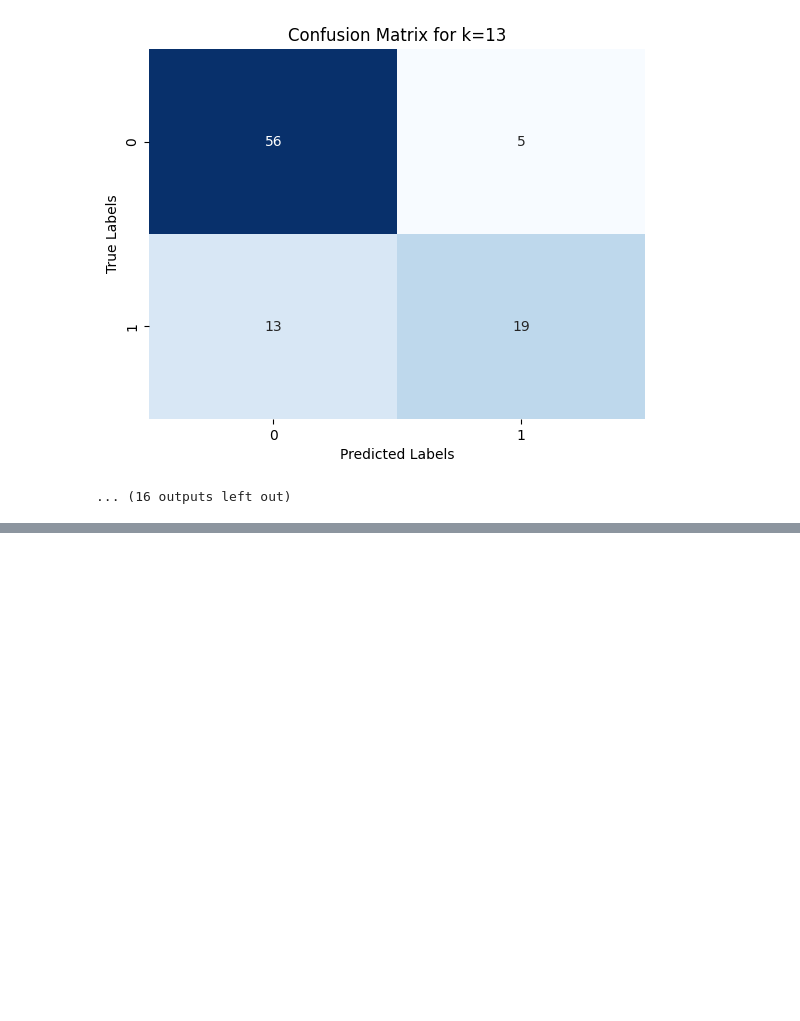
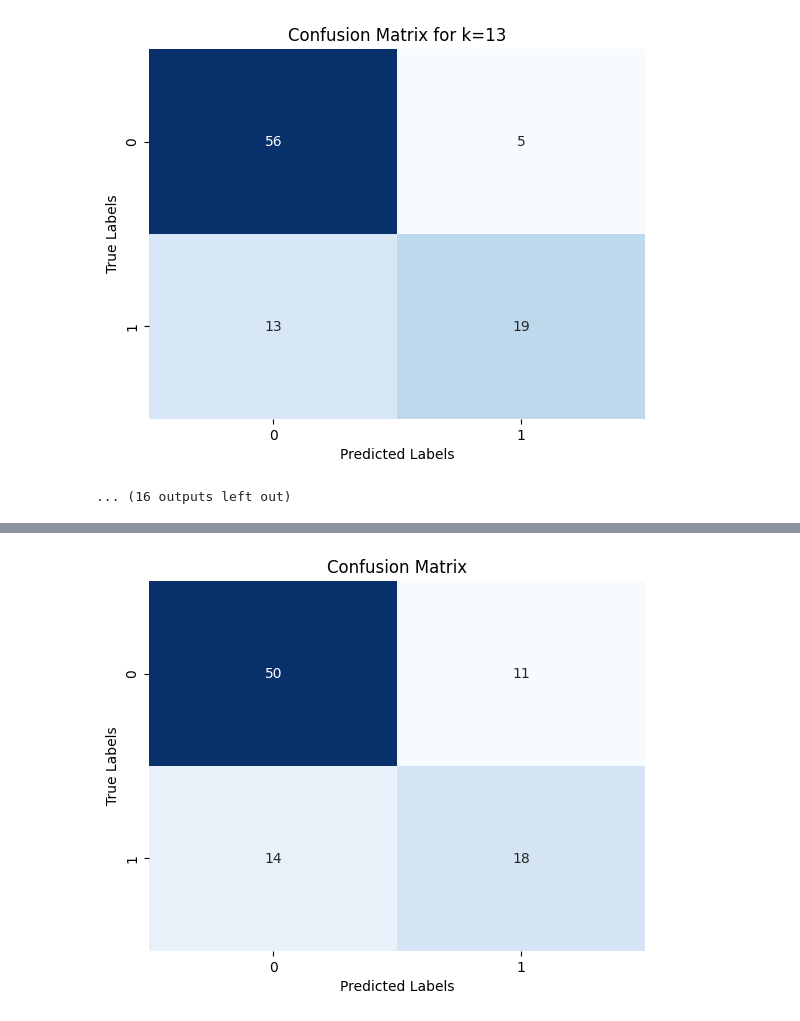
Before and after one commit to Isaac4918/proyecto1ia, a Jupyter notebook: dataset1.ipynb, the cells around one changed output, grey strips where cells are left out. Cells and saved outputs as stored; diff of their text form; code cells hidden in the pictures; blank space fills up the shorter version.

Commit message:
added neural network implementations to notebooks and .py files

```diff
--- a/dataset1.ipynb
+++ b/dataset1.ipynb
@@ -492,0 +495,98 @@ Confusion Matrix for k=13:
+# %%
+## Neural Network
+print("=/" * 50)
+print("Neural Network")
+
+# neural network with torch running on the gpu
+device = torch.device("cuda" if torch.cuda.is_available() else "cpu")
+
+X_train_tensor = torch.tensor(X_train_scaled, dtype=torch.float32).to(device)
+y_train_tensor = torch.tensor(y_train.values, dtype=torch.float32).to(device)
+X_test_tensor = torch.tensor(X_test_scaled, dtype=torch.float32).to(device)
+y_test_tensor = torch.tensor(y_test.values, dtype=torch.float32).to(device)
+
+# Create a Dataset from the tensors
+train_dataset = TensorDataset(X_train_tensor, y_train_tensor)
+test_dataset = TensorDataset(X_test_tensor, y_test_tensor)
+
+# Create a DataLoader from the dataset
+train_loader = DataLoader(train_dataset, batch_size=32, shuffle=True)
+test_loader = DataLoader(test_dataset, batch_size=32, shuffle=False)
+
+# Define the neural network model
+class Net(nn.Module):
+    def __init__(self, hidden_layer_size):
+        super(Net, self).__init__()
+        self.fc1 = nn.Linear(X_train.shape[1], hidden_layer_size)
+        self.fc2 = nn.Linear(hidden_layer_size, 1)
+
+    def forward(self, x):
+        x = torch.relu(self.fc1(x))
+        x = torch.sigmoid(self.fc2(x))
+        return x
+
+# Define a loss function
+criterion = nn.BCELoss()
+
+# Define the hyperparameters based on param_grid
+
+layers = [5, 10, 15, 20]
+alphas = [0.01, 0.1, 1, 10]
+
+for layer in layers:
+    for alpha in alphas:
+        print("=" * 50)
+        print(f"Hidden Layer Size: {layer}")
+        print(f"Learning Rate: {alpha}")
+        print("\n")
+        model = Net(layer).to(device)
+        optimizer = optim.Adam(model.parameters(), lr=alpha)
+
+        # Train the model
+        epochs = 100
+
+        for epoch in range(epochs):
+            model.train()
+            for i, data in enumerate(train_loader):
+                inputs, labels = data
+                optimizer.zero_grad()
+                outputs = model(inputs)
+                loss = criterion(outputs, labels.view(-1, 1))
+                loss.backward()
+                optimizer.step()
+
+            if epoch % 10 == 0:
+                print(f"Epoch {epoch} Loss: {loss.item()}")
+
+        # Evaluate the model
+        model.eval()
+        y_pred = model(X_test_tensor).cpu().detach().numpy()
+        y_pred = np.where(y_pred > 0.5, 1, 0)
+
+        # Calculate metrics
+        accuracy = accuracy_score(y_test, y_pred)
+        print(f"Accuracy: {accuracy}")
+
+        precision = precision_score(y_test, y_pred)
+        print(f"Precision: {precision}")
+
+        recall = recall_score(y_test, y_pred)
+        print(f"Recall: {recall}")
+
+        # F1 Score
+        f1 = 2 * (precision * recall) / (precision + recall)
+        print(f"F1 Score: {f1}")
+
+        # Confusion matrix
+        conf_matrix = confusion_matrix(y_test, y_pred)
+        print("Confusion Matrix:")
+        print(conf_matrix)
+
+        # Plot heatmap for confusion matrix
+        plt.figure()
+        sns.heatmap(conf_matrix, annot=True, cmap="Blues", fmt="d", cbar=False)
+        plt.title("Confusion Matrix")
+        plt.xlabel("Predicted Labels")
+        plt.ylabel("True Labels")
+        plt.show()
+# %% [output]
@@ -492,0 +610 @@ Confusion Matrix for k=13:
+[figure, added]
```
Also changed, not shown: parts of 2 cells of this notebook, 4 other files.
